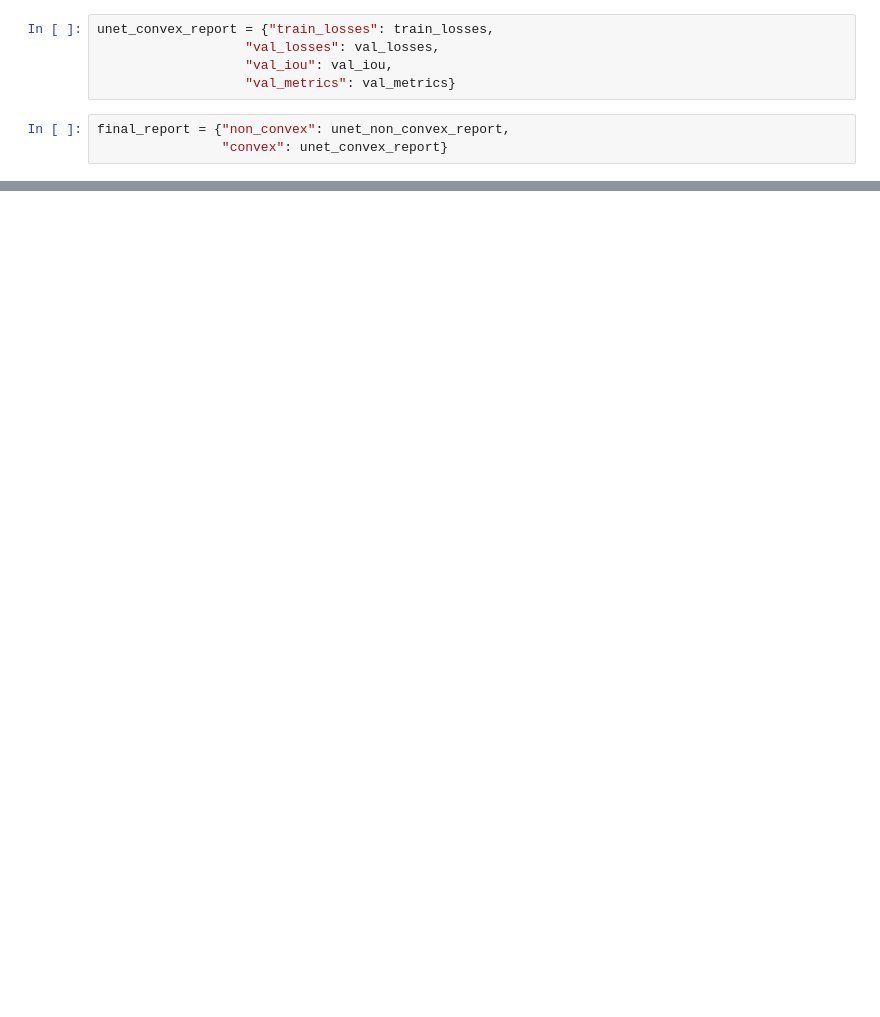
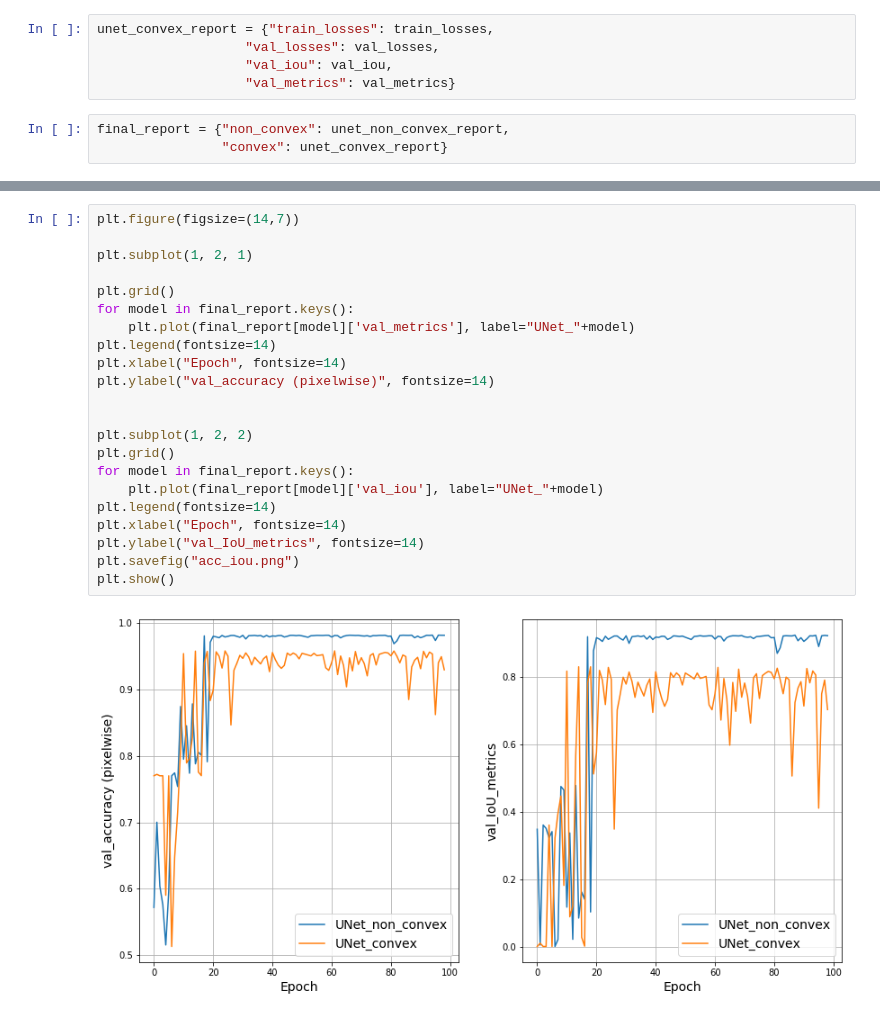
Before and after one commit to lit-leo/inner-convex-nn, a Jupyter notebook: UNet_convex.ipynb, the cells around one changed output, grey strips where cells are left out. Saved outputs shown, nothing was run; the diff lists cells and outputs as text; blank space fills up the shorter version.

```diff
--- a/UNet_convex.ipynb
+++ b/UNet_convex.ipynb
@@ -545,0 +538,24 @@ dict_keys(['train_losses', 'val_losses', 'val_iou', 'val_metrics'])
+# %%
+plt.figure(figsize=(14,7))
+
+plt.subplot(1, 2, 1)
+
+plt.grid()
+for model in final_report.keys():
+    plt.plot(final_report[model]['val_metrics'], label="UNet_"+model)
+plt.legend(fontsize=14)
+plt.xlabel("Epoch", fontsize=14)
+plt.ylabel("val_accuracy (pixelwise)", fontsize=14)
+
+
+plt.subplot(1, 2, 2)
+plt.grid()
+for model in final_report.keys():
+    plt.plot(final_report[model]['val_iou'], label="UNet_"+model)
+plt.legend(fontsize=14)
+plt.xlabel("Epoch", fontsize=14)
+plt.ylabel("val_IoU_metrics", fontsize=14)
+plt.savefig("acc_iou.png")
+plt.show()
+# %% [output]
+[figure, added]
```
Also changed, not shown: parts of 13 cells of this notebook.
